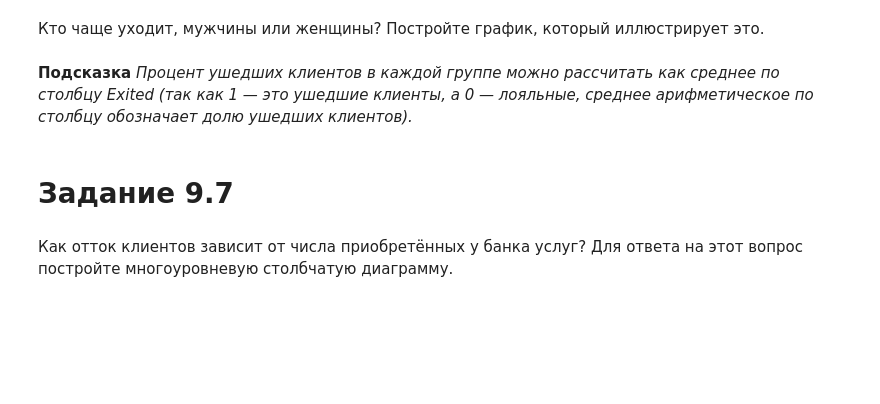
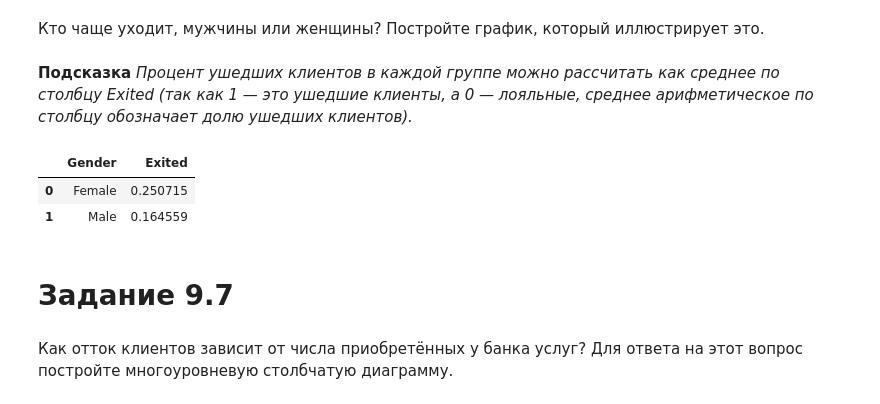
Before and after one commit to CheshirSml/sf_data_science, a Jupyter notebook: EDUCATION/PY_13/PY_13_examination.ipynb, the cells around one changed output. Cells and saved outputs as stored; diff of their text form; code cells hidden in the pictures; blank space fills up the shorter version.

```diff
--- a/EDUCATION/PY_13/PY_13_examination.ipynb
+++ b/EDUCATION/PY_13/PY_13_examination.ipynb
@@ -312,6 +316,29 @@ churn_data_Age_df.groupby('Exited')['Age_group'].agg('describe')
 # %% [markdown]
 **Подсказка**
 *Процент ушедших клиентов в каждой группе можно рассчитать как среднее по столбцу Exited (так как 1 — это ушедшие клиенты, а 0 — лояльные, среднее арифметическое по столбцу обозначает долю ушедших клиентов).*
+# %%
+exited_mean = churn_data_df.groupby(by='Gender', as_index=False)['Exited'].mean()
+
+display(exited_mean)
+
+fig_gender = px.bar(
+    data_frame=exited_mean,
+    x="Gender", #ось x
+    y="Exited", #ось y
+    color='Gender', #расцветка в зависимости от страны
+    color_discrete_sequence= ['Green', 'Blue'],
+    text = 'Gender', #текст на столбцах
+    #orientation='v', #ориентация графика
+    height=500, #высота
+    width=1000, #ширина
+    title='who went out more often men or women' #заголовок
+)
+
+fig_gender.show()
+# %% [output]
+|  | Gender | Exited |
+| 0 | Female | 0.250715 |
+| 1 | Male | 0.164559 |
 # %% [markdown]
 # Задание 9.7
 # %% [markdown]
```
Also changed, not shown: parts of 6 cells of this notebook, 27 other files.
